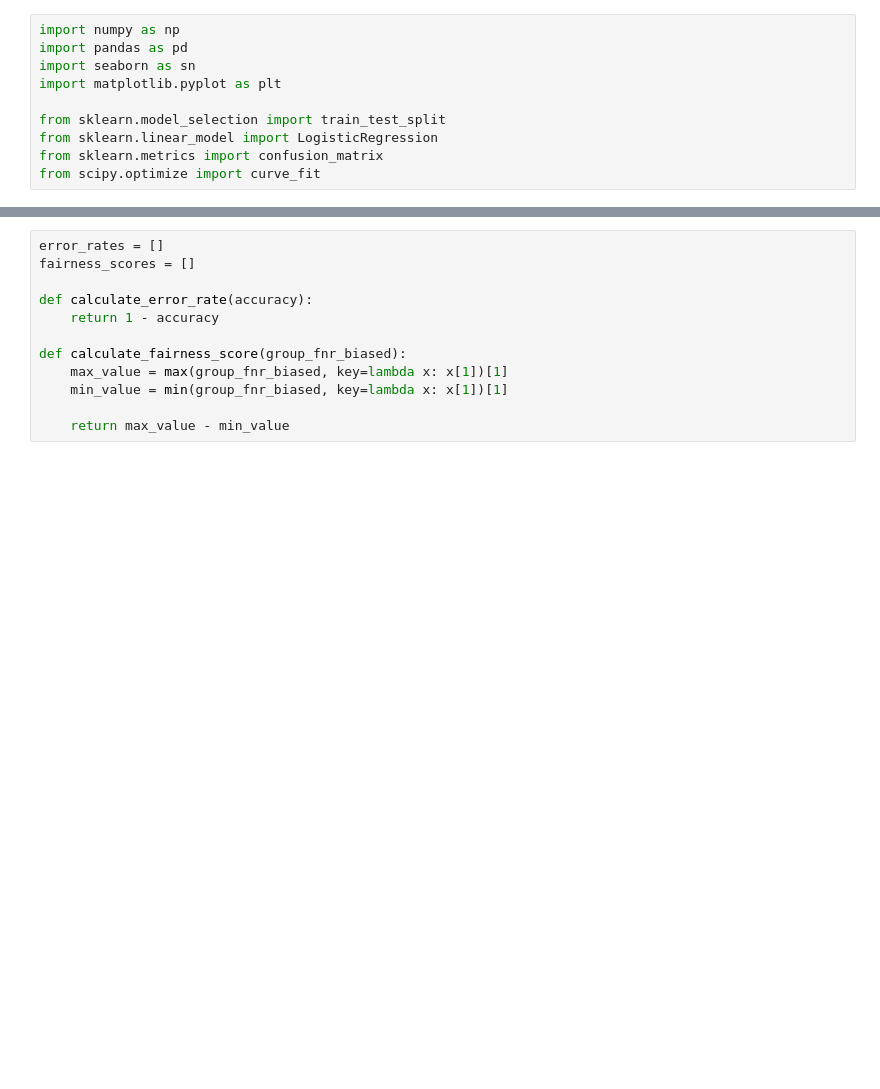
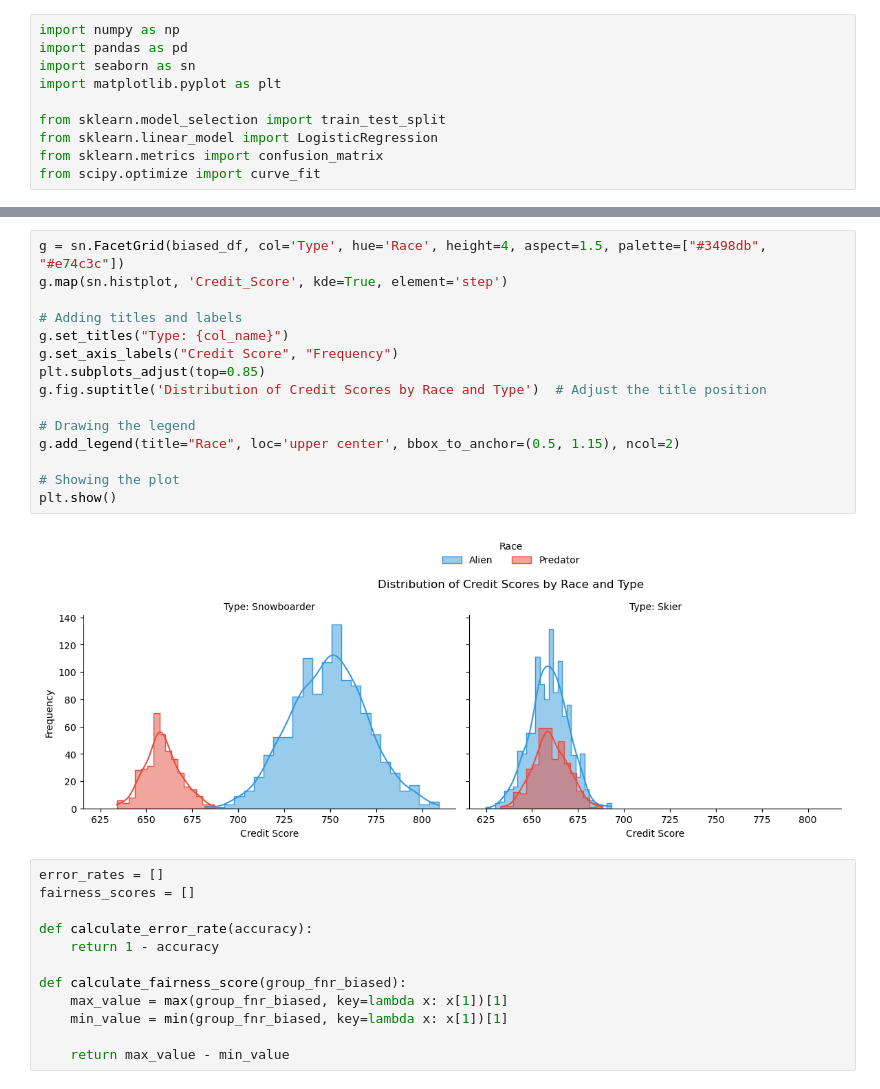
Before and after one commit to alinvdu/fairness-and-bias, a Jupyter notebook: loans/FairLoansDecisions.ipynb, the cells around one changed output, grey strips where cells are left out. Cells and saved outputs as stored; diff of their text form; blank space fills up the shorter version.

Commit message:
Add image with the distributions

```diff
--- a/loans/FairLoansDecisions.ipynb
+++ b/loans/FairLoansDecisions.ipynb
@@ -61,3 +61,20 @@ biased_df.head()
+# %%
+g = sn.FacetGrid(biased_df, col='Type', hue='Race', height=4, aspect=1.5, palette=["#3498db", "#e74c3c"])
+g.map(sn.histplot, 'Credit_Score', kde=True, element='step')
+
+# Adding titles and labels
+g.set_titles("Type: {col_name}")
+g.set_axis_labels("Credit Score", "Frequency")
+plt.subplots_adjust(top=0.85)
+g.fig.suptitle('Distribution of Credit Scores by Race and Type')  # Adjust the title position
+
+# Drawing the legend
+g.add_legend(title="Race", loc='upper center', bbox_to_anchor=(0.5, 1.15), ncol=2)
+
+# Showing the plot
+plt.show()
+# %% [output]
+[figure, added]
 # %%
 error_rates = []
 fairness_scores = []
```
Also changed, not shown: parts of 2 cells of this notebook.
